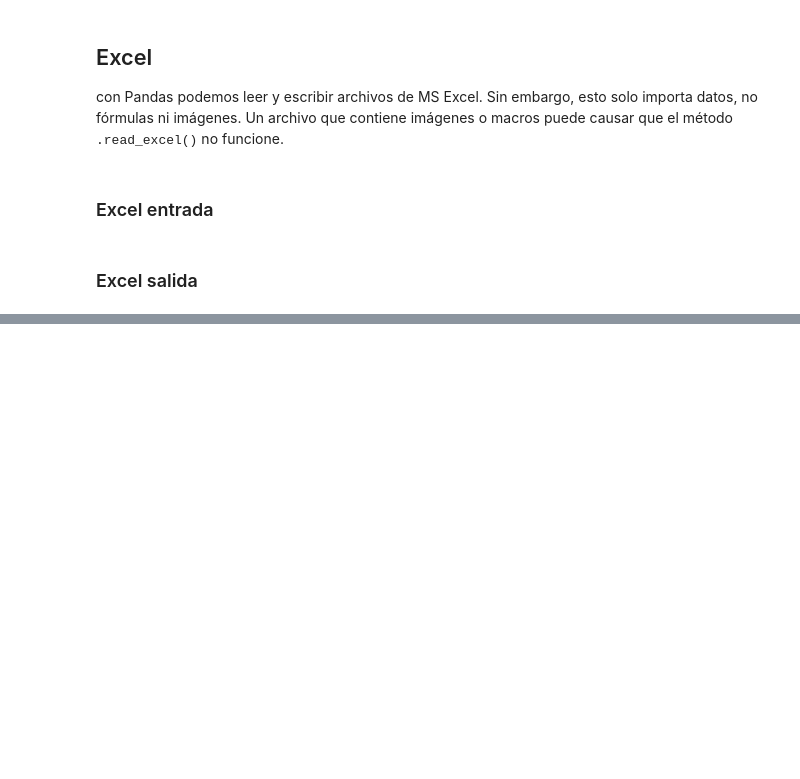
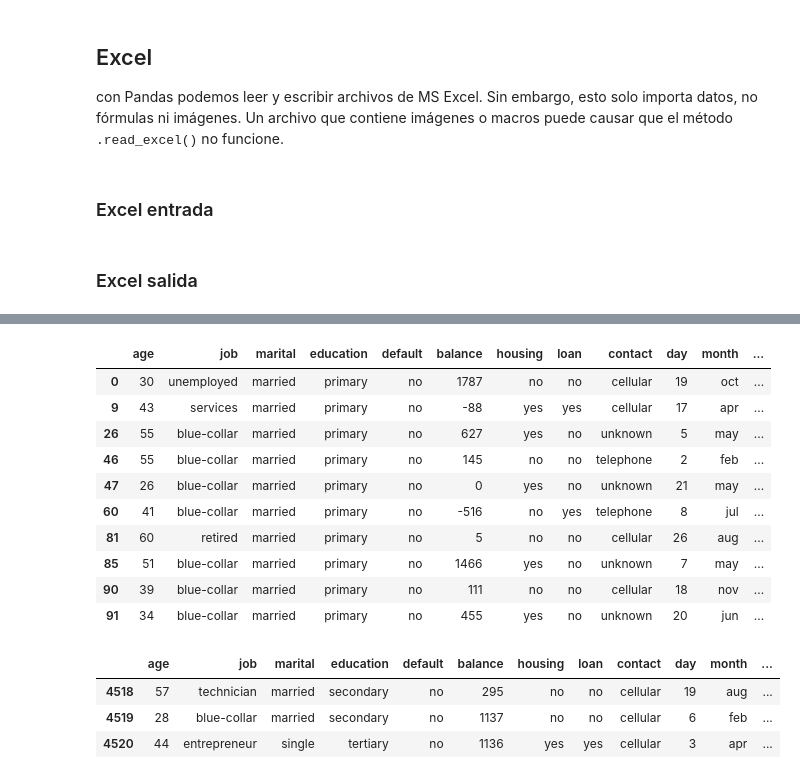
Before and after one commit to gdesirena/CDIN_O2021, a Jupyter notebook: Introduccion/Code/08-Pandas-Data-Input-and-Output.ipynb, the cells around one changed output, grey strips where cells are left out. Drawn from its saved outputs; the diff is of its cells as text; code cells hidden in the pictures; blank space fills up the shorter version.

```diff
--- a/Introduccion/Code/08-Pandas-Data-Input-and-Output.ipynb
+++ b/Introduccion/Code/08-Pandas-Data-Input-and-Output.ipynb
@@ -28,0 +145,21 @@ ____
+# %%
+bank3.head(10)
+# %% [output]
+|  | age | job | marital | education | default | balance | housing | loan | contact | day | month | ... |
+| 0 | 30 | unemployed | married | primary | no | 1787 | no | no | cellular | 19 | oct | ... |
+| 9 | 43 | services | married | primary | no | -88 | yes | yes | cellular | 17 | apr | ... |
+| 26 | 55 | blue-collar | married | primary | no | 627 | yes | no | unknown | 5 | may | ... |
+| 46 | 55 | blue-collar | married | primary | no | 145 | no | no | telephone | 2 | feb | ... |
+| 47 | 26 | blue-collar | married | primary | no | 0 | yes | no | unknown | 21 | may | ... |
+| 60 | 41 | blue-collar | married | primary | no | -516 | no | yes | telephone | 8 | jul | ... |
+| 81 | 60 | retired | married | primary | no | 5 | no | no | cellular | 26 | aug | ... |
+| 85 | 51 | blue-collar | married | primary | no | 1466 | yes | no | unknown | 7 | may | ... |
+| 90 | 39 | blue-collar | married | primary | no | 111 | no | no | cellular | 18 | nov | ... |
+| 91 | 34 | blue-collar | married | primary | no | 455 | yes | no | unknown | 20 | jun | ... |
+# %%
+bank.tail(3)
+# %% [output]
+|  | age | job | marital | education | default | balance | housing | loan | contact | day | month | ... |
+| 4518 | 57 | technician | married | secondary | no | 295 | no | no | cellular | 19 | aug | ... |
+| 4519 | 28 | blue-collar | married | secondary | no | 1137 | no | no | cellular | 6 | feb | ... |
+| 4520 | 44 | entrepreneur | single | tertiary | no | 1136 | yes | yes | cellular | 3 | apr | ... |
```
Also changed, not shown: parts of 14 cells of this notebook, 6 other files.
